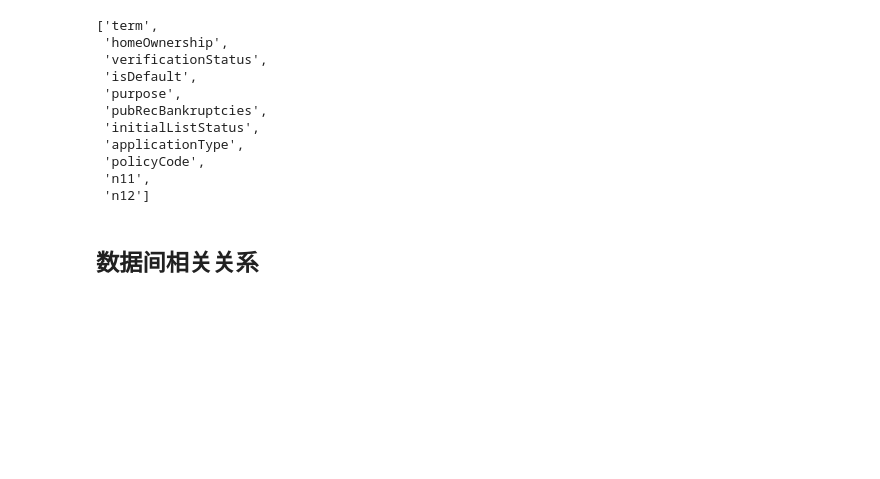
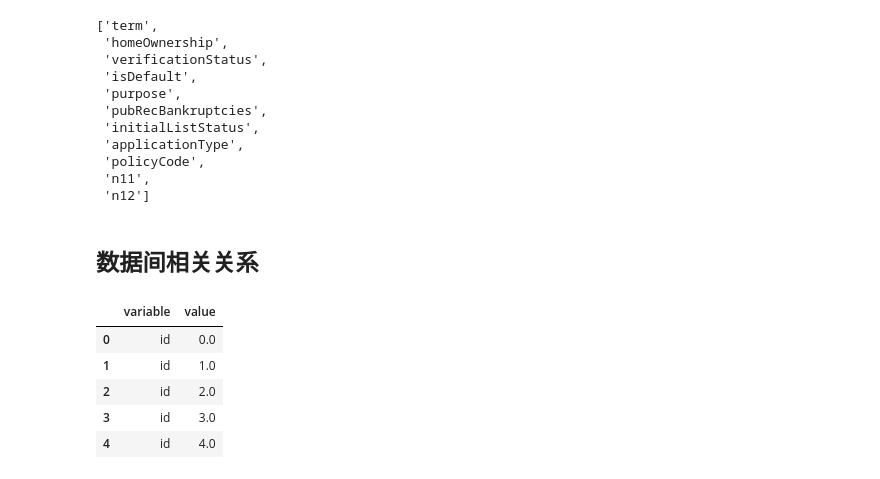
Before and after one commit to FourHan/finance_competition, a Jupyter notebook: task2_数据分析.ipynb, the cells around one changed output. Drawn from its saved outputs; the diff is of its cells as text; code cells hidden in the pictures; blank space fills up the shorter version.

```diff
--- a/task2_数据分析.ipynb
+++ b/task2_数据分析.ipynb
@@ -213,0 +236,9 @@ num_obj_col
+# %%
+f[:5]
+# %% [output]
+|  | variable | value |
+| 0 | id | 0.0 |
+| 1 | id | 1.0 |
+| 2 | id | 2.0 |
+| 3 | id | 3.0 |
+| 4 | id | 4.0 |
```
Also changed, not shown: parts of 10 cells of this notebook, 1 other file.
